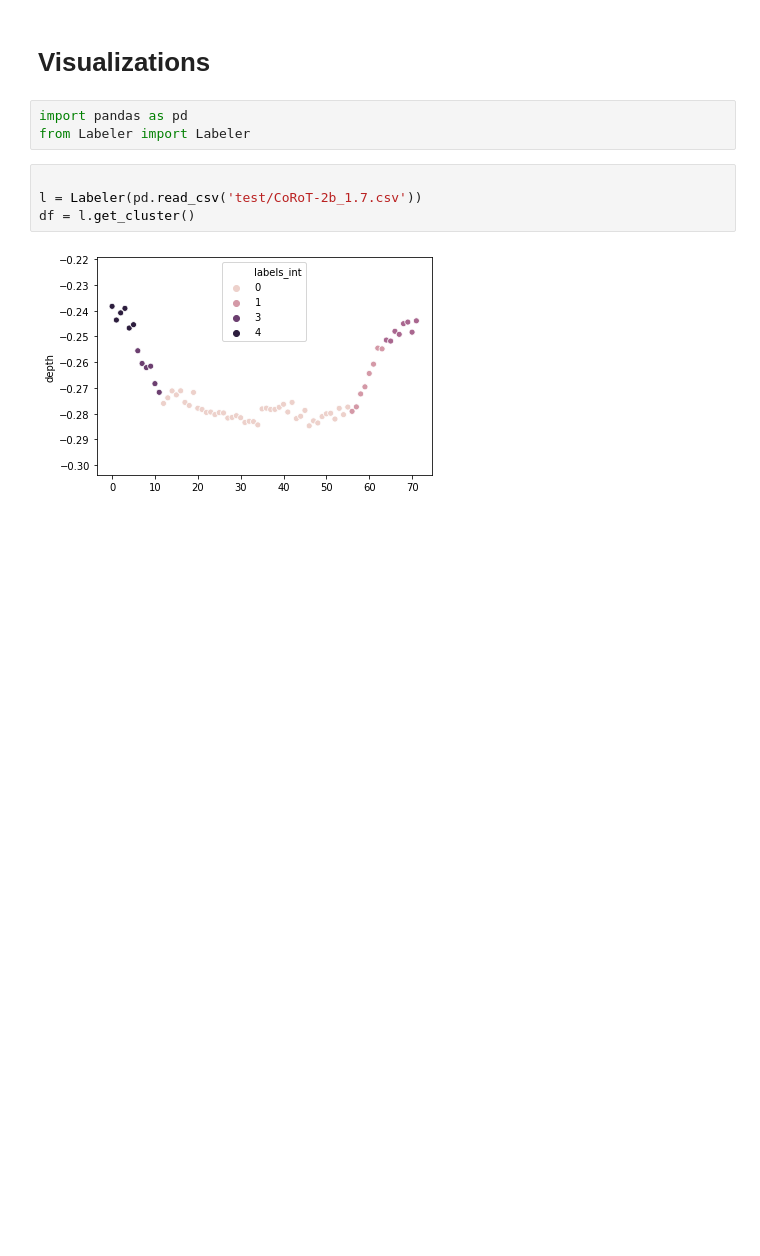
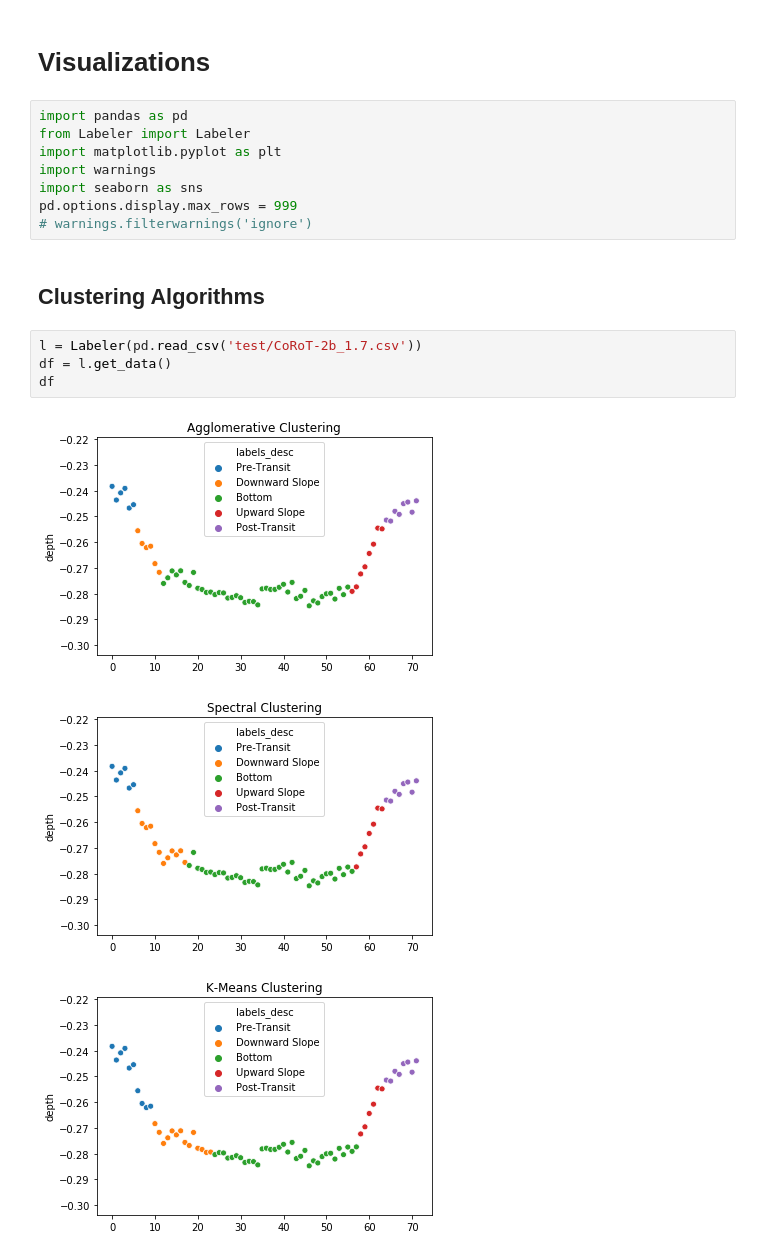
Before and after one commit to Campbelld226/capstone, a Jupyter notebook: Visualizations Extended.ipynb, the cells around one changed output. Drawn from its saved outputs; the diff is of its cells as text; blank space fills up the shorter version.

Commit message:
Got clustering labels in correct order

```diff
--- a/Visualizations Extended.ipynb
+++ b/Visualizations Extended.ipynb
@@ -3,9 +3,18 @@
 # %%
 import pandas as pd
 from Labeler import Labeler
+import matplotlib.pyplot as plt
+import warnings
+import seaborn as sns
+pd.options.display.max_rows = 999
+# warnings.filterwarnings('ignore')
+# %% [markdown]
+## Clustering Algorithms
 # %%
-
 l = Labeler(pd.read_csv('test/CoRoT-2b_1.7.csv'))
-df = l.get_cluster()
+df = l.get_data()
+df
 # %% [output]
-[figure, old version]
+[figure, new version]
+[figure, added]
+[figure, added]
```
Also changed, not shown: parts of 9 cells of this notebook, 1 other file.
